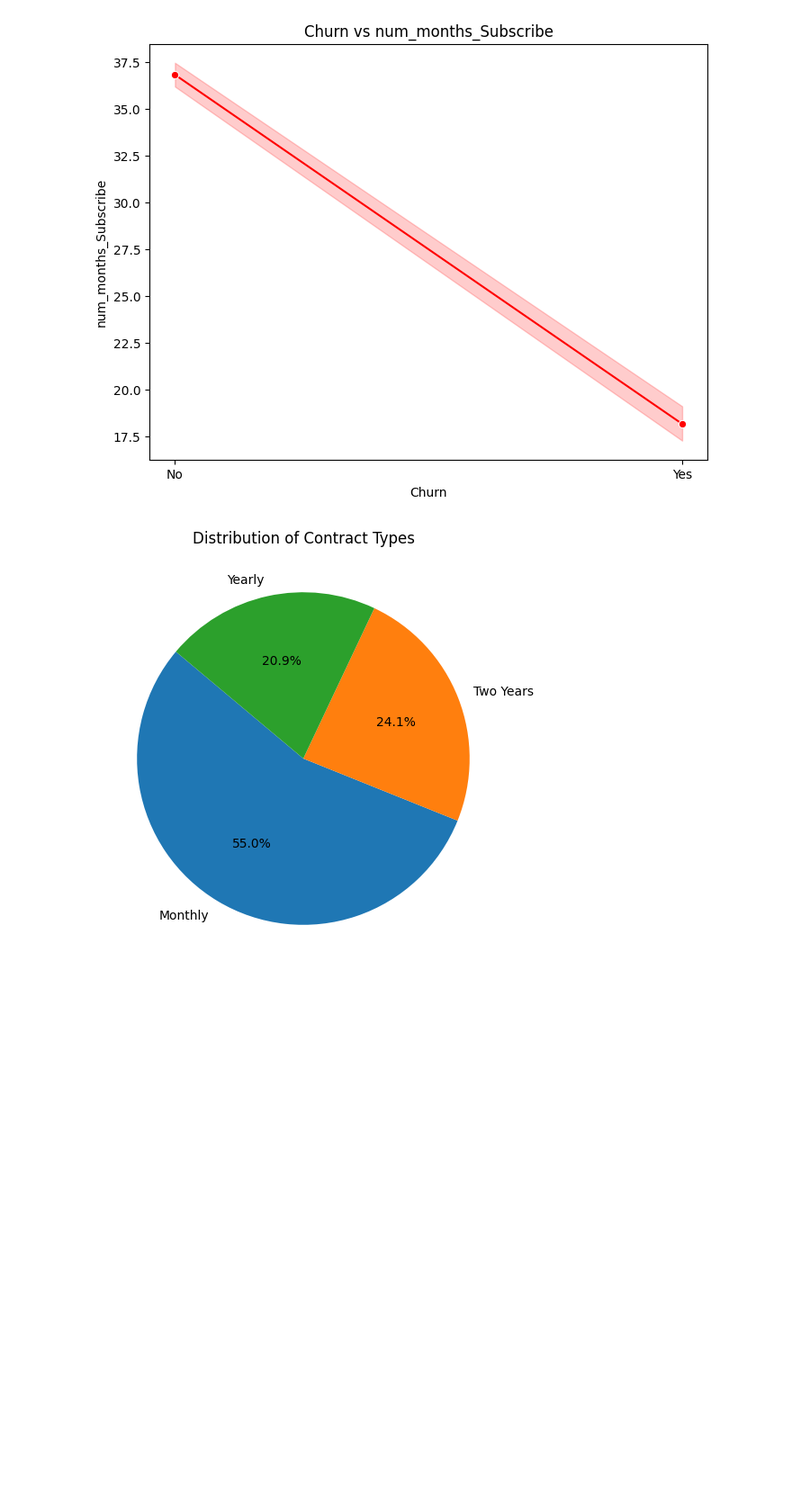
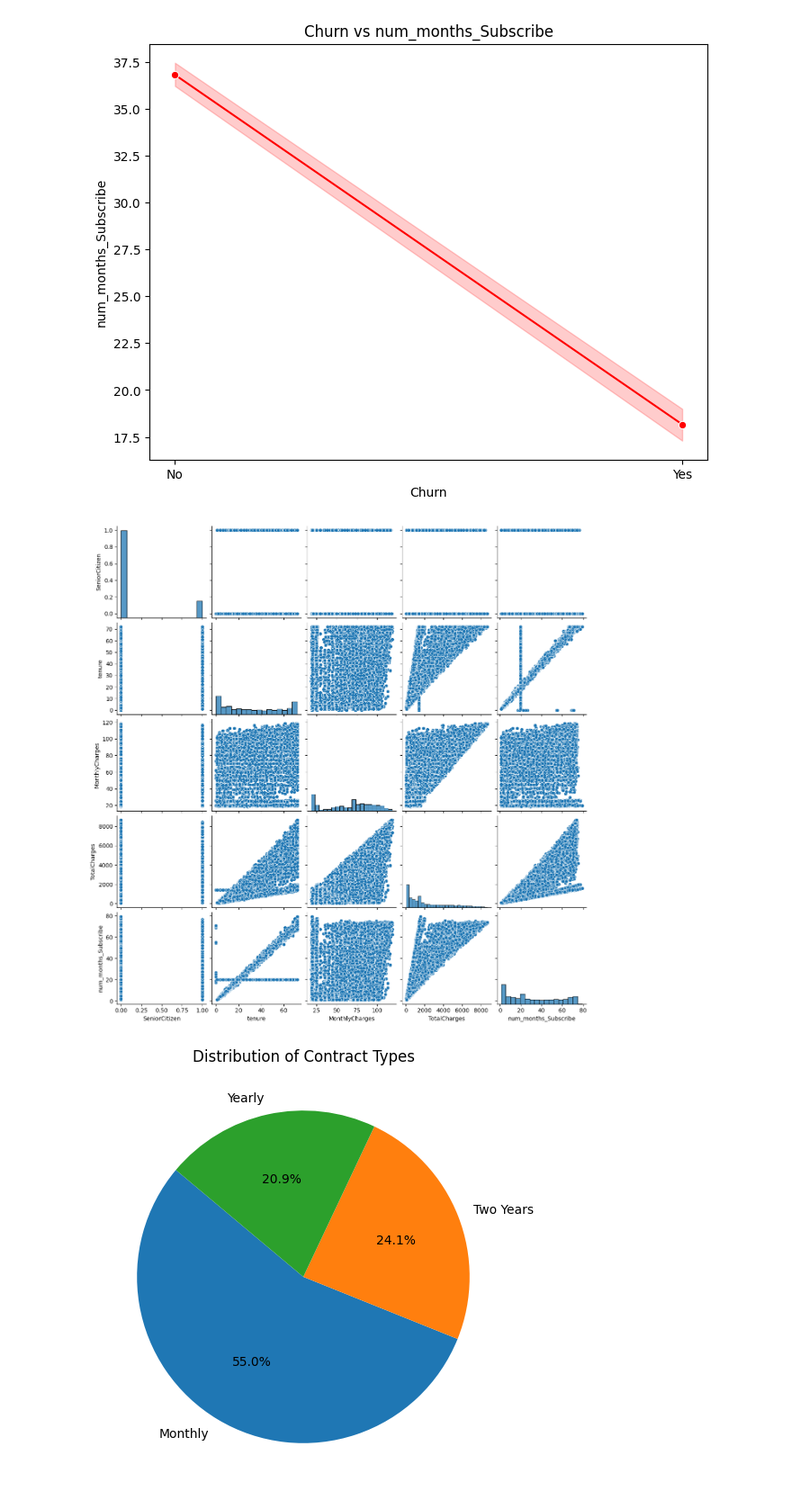
Before and after one commit to Yousefreda19/project_data_analysis, a Jupyter notebook: project.ipynb, the cells around one changed output. Shown at 90% size. Drawn from its saved outputs; the diff is of its cells as text; code cells hidden in the pictures; blank space fills up the shorter version.

```diff
--- a/project.ipynb
+++ b/project.ipynb
@@ -198,4 +199,9 @@ plt.title("Churn vs num_months_Subscribe")
 plt.show()
 # %% [output]
 [figure]
+# %%
+sns.pairplot(data)
+plt.show()
+# %% [output]
+[figure, added]
 # %%
```
Also changed, not shown: parts of 25 cells of this notebook.
